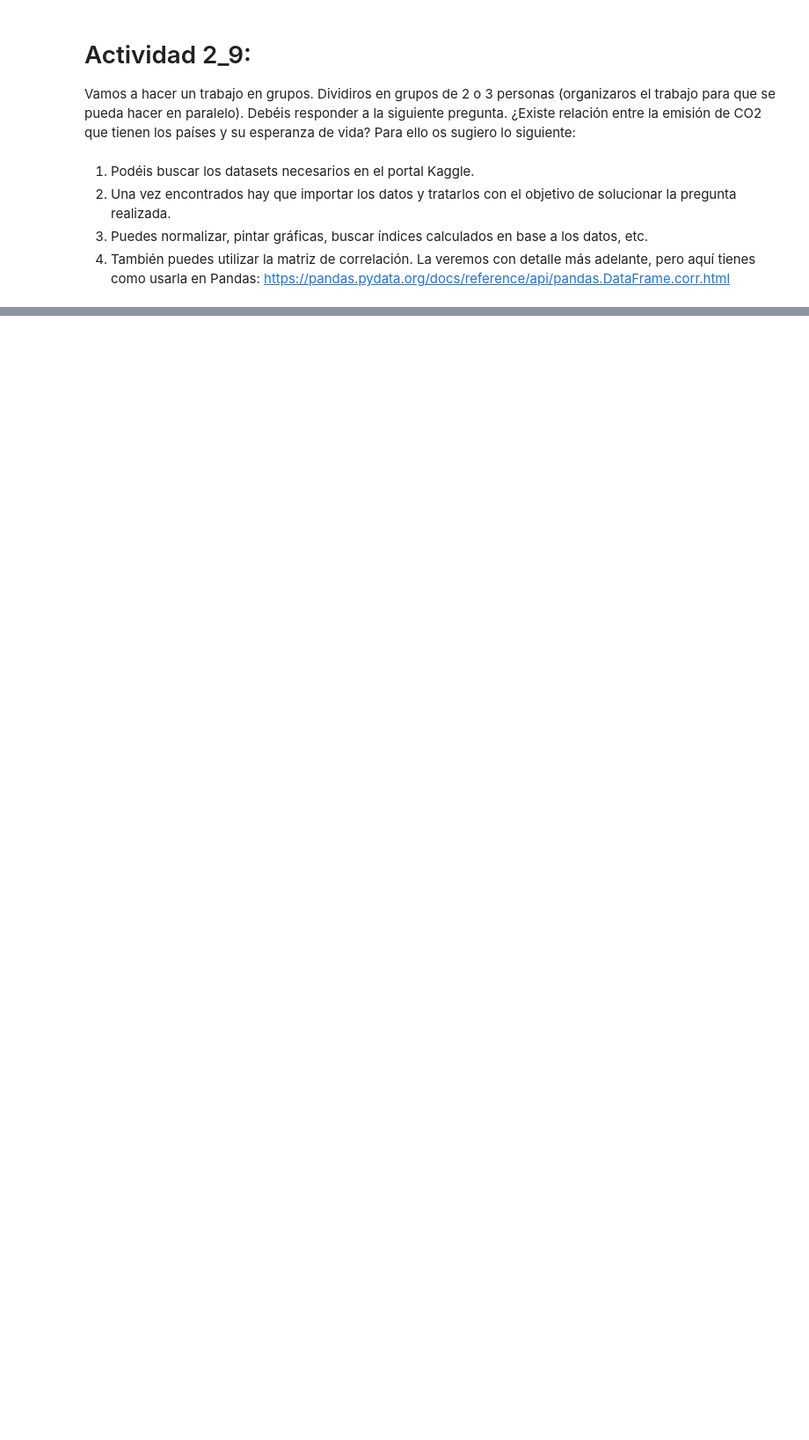
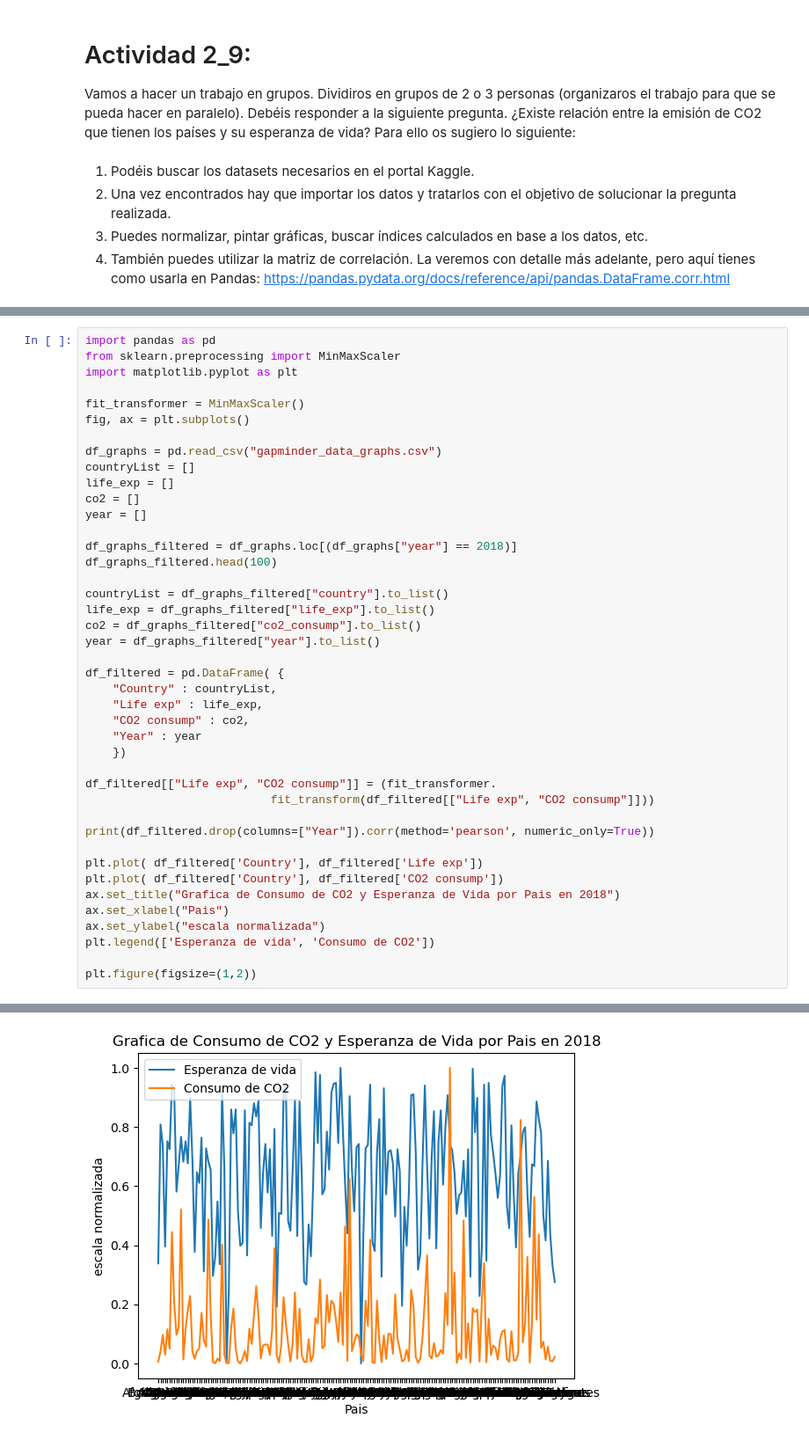
Before and after one commit to manuelo24-jpg/Ejercicios-Python, a Jupyter notebook: tema2/actividad2_9/Actividad2_9.ipynb, the cells around one changed output, grey strips where cells are left out. Shown at 88% size. Drawn from its saved outputs; the diff is of its cells as text; blank space fills up the shorter version.

Commit message:
grafica completada y normalizada

```diff
--- a/tema2/actividad2_9/Actividad2_9.ipynb
+++ b/tema2/actividad2_9/Actividad2_9.ipynb
@@ -25,0 +11,43 @@ df_filtered_grapsh = pd.DataFrame("year")
+# %%
+import pandas as pd
+from sklearn.preprocessing import MinMaxScaler
+import matplotlib.pyplot as plt
+
+fit_transformer = MinMaxScaler()
+fig, ax = plt.subplots()
+
+df_graphs = pd.read_csv("gapminder_data_graphs.csv")
+countryList = []
+life_exp = []
+co2 = []
+year = []
+
+df_graphs_filtered = df_graphs.loc[(df_graphs["year"] == 2018)]
+df_graphs_filtered.head(100)
+
+countryList = df_graphs_filtered["country"].to_list()
+life_exp = df_graphs_filtered["life_exp"].to_list()
+co2 = df_graphs_filtered["co2_consump"].to_list()
+year = df_graphs_filtered["year"].to_list()
+
+df_filtered = pd.DataFrame( {
+    "Country" : countryList,
+    "Life exp" : life_exp,
+    "CO2 consump" : co2,
+    "Year" : year
+    })
+
+df_filtered[["Life exp", "CO2 consump"]] = (fit_transformer.
+                           fit_transform(df_filtered[["Life exp", "CO2 consump"]]))
+
+print(df_filtered.drop(columns=["Year"]).corr(method='pearson', numeric_only=True))
+
+plt.plot( df_filtered['Country'], df_filtered['Life exp'])
+plt.plot( df_filtered['Country'], df_filtered['CO2 consump'])
+ax.set_title("Grafica de Consumo de CO2 y Esperanza de Vida por Pais en 2018")
+ax.set_xlabel("Pais")
+ax.set_ylabel("escala normalizada")
+plt.legend(['Esperanza de vida', 'Consumo de CO2'])
+
+plt.figure(figsize=(1,2))
+# %% [output]
@@ -25,0 +58 @@ df_filtered_grapsh = pd.DataFrame("year")
+[figure, added]
```
Also changed, not shown: parts of 2 cells of this notebook.
